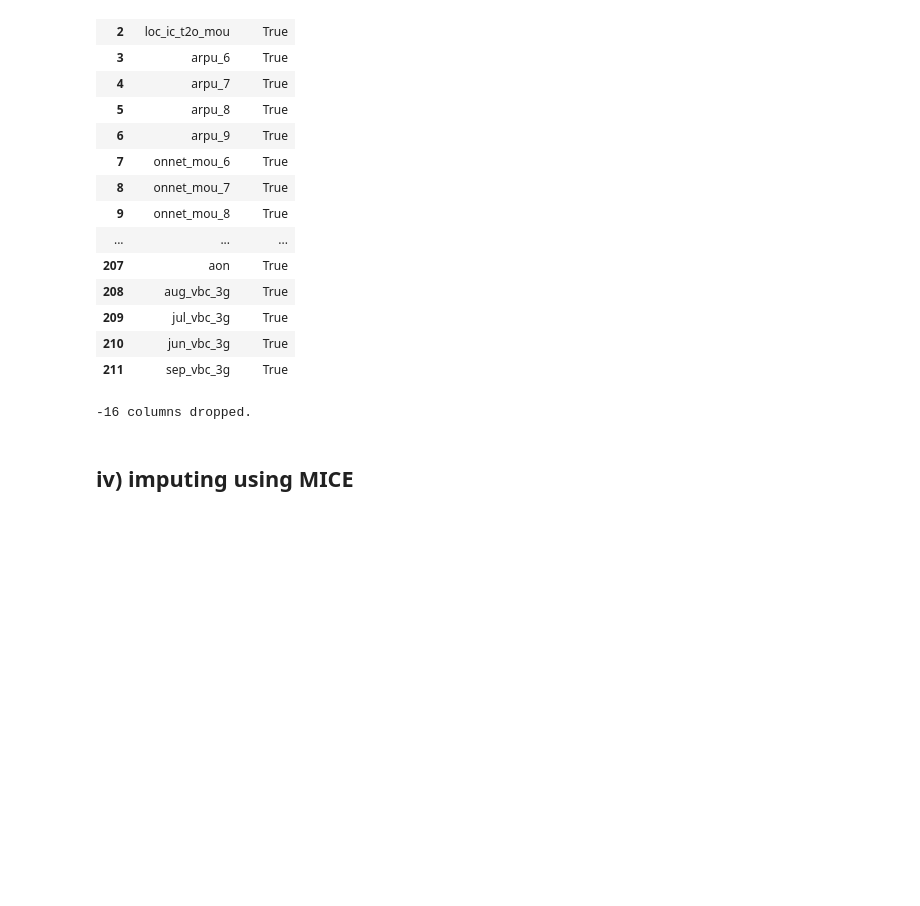
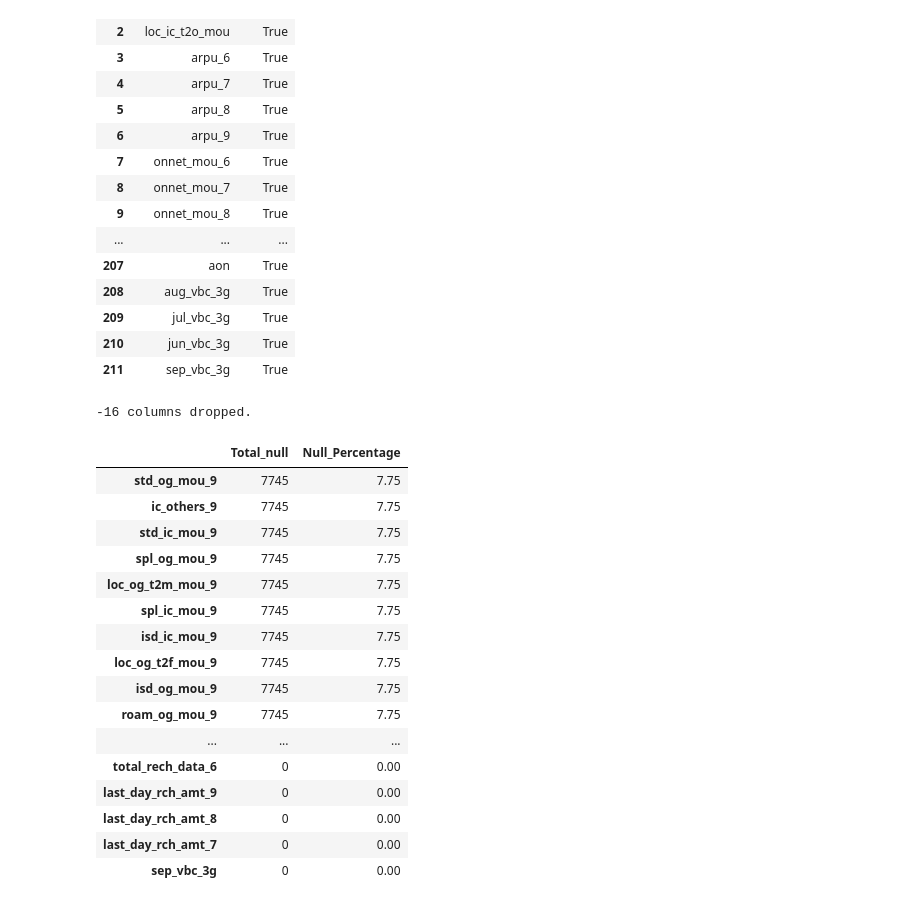
Before and after one commit to CatchGem/Telecom-Churn, a Jupyter notebook: Telecum_Churn_Case_study.ipynb, the cells around one changed output. Drawn from its saved outputs; the diff is of its cells as text; code cells hidden in the pictures; blank space fills up the shorter version.

```diff
--- a/Telecum_Churn_Case_study.ipynb
+++ b/Telecum_Churn_Case_study.ipynb
@@ -289,5 +289,28 @@ dropped_cols = df.shape[1] - initial_cols
 print("{0} columns dropped.".format(dropped_cols))
 # %% [output]
 -16 columns dropped.
-# %% [markdown]
-## iv) imputing using MICE
+# %%
+# Checking for total count and percentage of null values in all columns of the dataframe.
+
+total = pd.DataFrame(df.isnull().sum().sort_values(ascending=False), columns=['Total_null'])
+percentage = pd.DataFrame(round(100*(df.isnull().sum()/df.shape[0]),2).sort_values(ascending=False)\
+                          ,columns=['Null_Percentage'])
+pd.concat([total, percentage], axis = 1)
+# %% [output]
+|  | Total_null | Null_Percentage |
+| std_og_mou_9 | 7745 | 7.75 |
+| ic_others_9 | 7745 | 7.75 |
+| std_ic_mou_9 | 7745 | 7.75 |
+| spl_og_mou_9 | 7745 | 7.75 |
+| loc_og_t2m_mou_9 | 7745 | 7.75 |
+| spl_ic_mou_9 | 7745 | 7.75 |
+| isd_ic_mou_9 | 7745 | 7.75 |
+| loc_og_t2f_mou_9 | 7745 | 7.75 |
+| isd_og_mou_9 | 7745 | 7.75 |
+| roam_og_mou_9 | 7745 | 7.75 |
+| ... | ... | ... |
+| total_rech_data_6 | 0 | 0.00 |
+| last_day_rch_amt_9 | 0 | 0.00 |
+| last_day_rch_amt_8 | 0 | 0.00 |
+| last_day_rch_amt_7 | 0 | 0.00 |
+| sep_vbc_3g | 0 | 0.00 |
```
Also changed, not shown: parts of 8 cells of this notebook.
